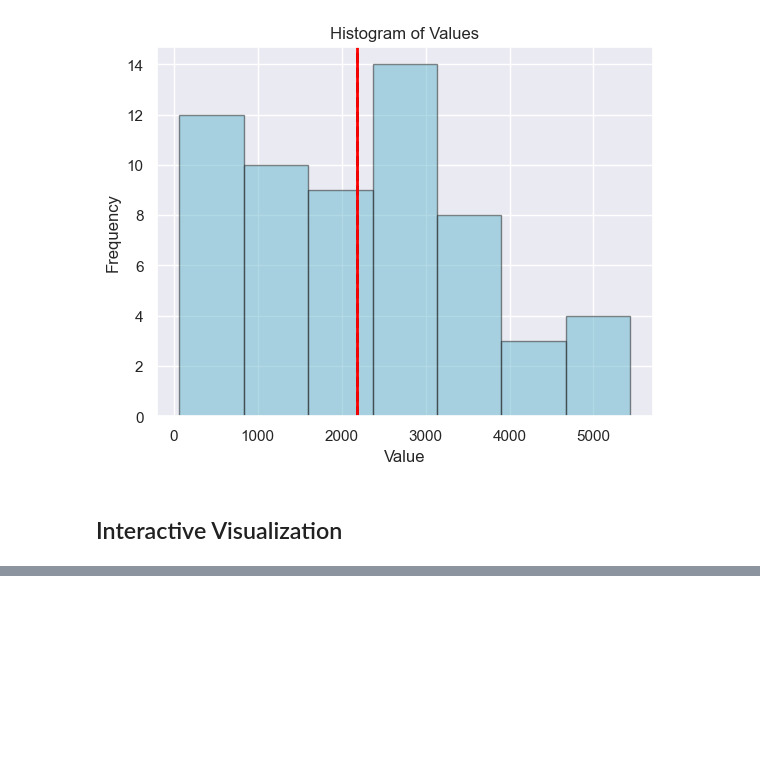
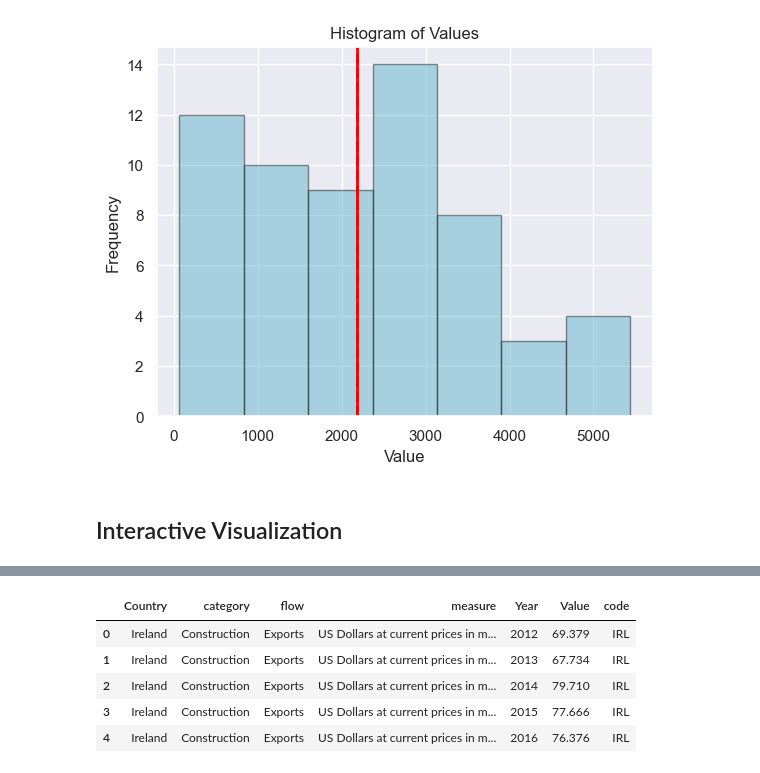
Before and after one commit to SandraMerchant/Project-No.-2, a Jupyter notebook: Project No.2.ipynb, the cells around one changed output, grey strips where cells are left out. Drawn from its saved outputs; the diff is of its cells as text; code cells hidden in the pictures; blank space fills up the shorter version.

```diff
--- a/Project No.2.ipynb
+++ b/Project No.2.ipynb
@@ -536,0 +555,12 @@ fig.show()
+# %%
+# Renaming the column names
+
+merged_datasets = merged_datasets.rename(columns={"Date":"Year","location":"Country","iso3":"code"})
+merged_datasets.head()
+# %% [output]
+|  | Country | category | flow | measure | Year | Value | code |
+| 0 | Ireland | Construction | Exports | US Dollars at current prices in m... | 2012 | 69.379 | IRL |
+| 1 | Ireland | Construction | Exports | US Dollars at current prices in m... | 2013 | 67.734 | IRL |
+| 2 | Ireland | Construction | Exports | US Dollars at current prices in m... | 2014 | 79.710 | IRL |
+| 3 | Ireland | Construction | Exports | US Dollars at current prices in m... | 2015 | 77.666 | IRL |
+| 4 | Ireland | Construction | Exports | US Dollars at current prices in m... | 2016 | 76.376 | IRL |
```
Also changed, not shown: parts of 12 cells of this notebook.
